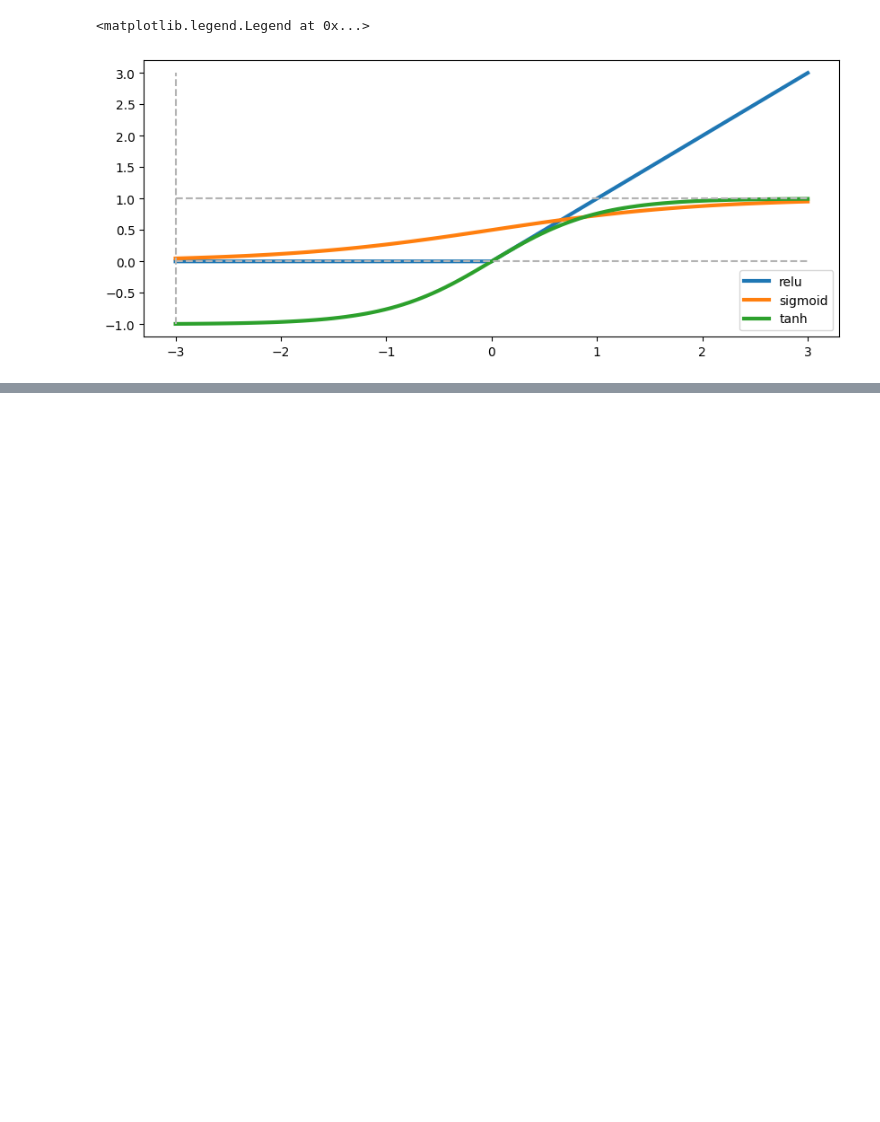
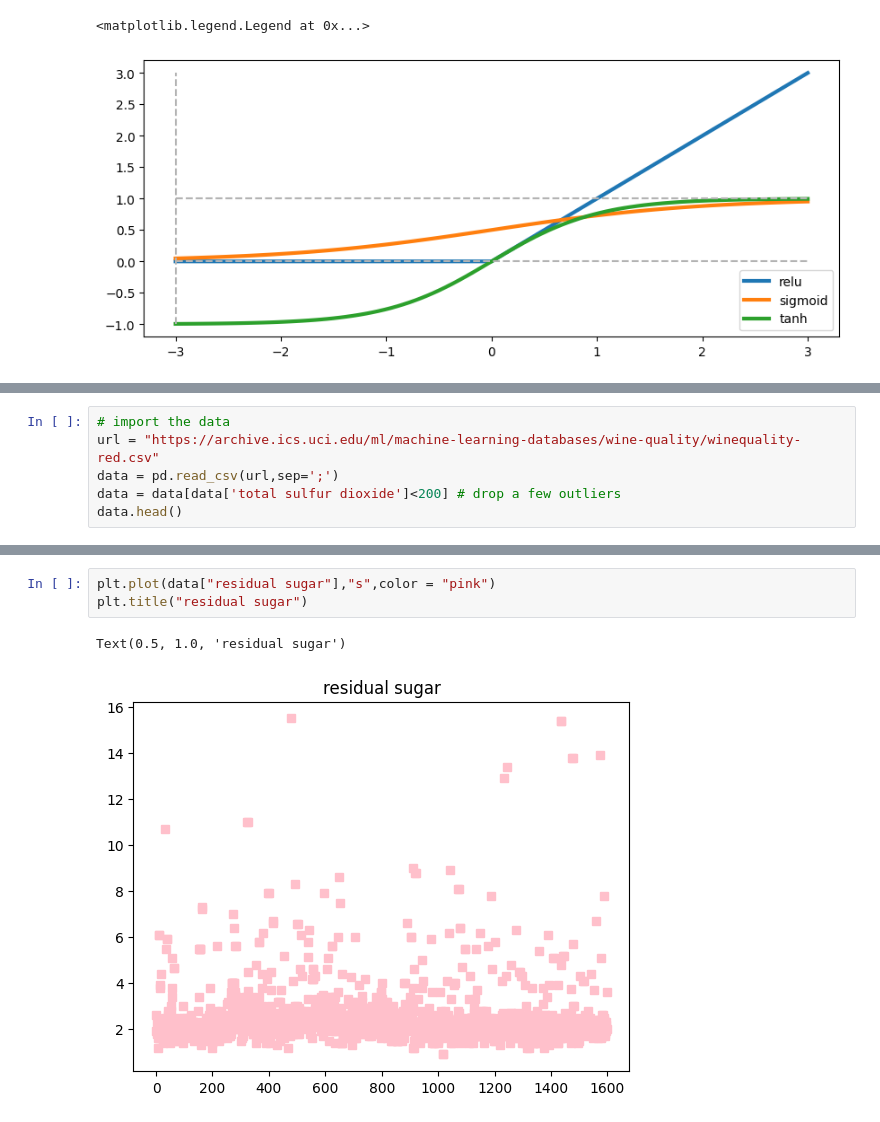
Before and after one commit to taruvaid/Fourier-Neural-Operators, a Jupyter notebook: winequality_prediction_and_hyperparameter_tuning.ipynb, the cells around one changed output, grey strips where cells are left out. Drawn from its saved outputs; the diff is of its cells as text; blank space fills up the shorter version.

```diff
--- a/winequality_prediction_and_hyperparameter_tuning.ipynb
+++ b/winequality_prediction_and_hyperparameter_tuning.ipynb
@@ -791,0 +986,6 @@ plt.legend()
+# %%
+# import the data
+url = "https://archive.ics.uci.edu/ml/machine-learning-databases/wine-quality/winequality-red.csv"
+data = pd.read_csv(url,sep=';')
+data = data[data['total sulfur dioxide']<200] # drop a few outliers
+data.head()
@@ -791,0 +999,6 @@ plt.legend()
+# %%
+plt.plot(data["residual sugar"],"s",color = "pink")
+plt.title("residual sugar")
+# %% [output]
+Text(0.5, 1.0, 'residual sugar')
+[figure, added]
```
Also changed, not shown: parts of 22 cells of this notebook.
